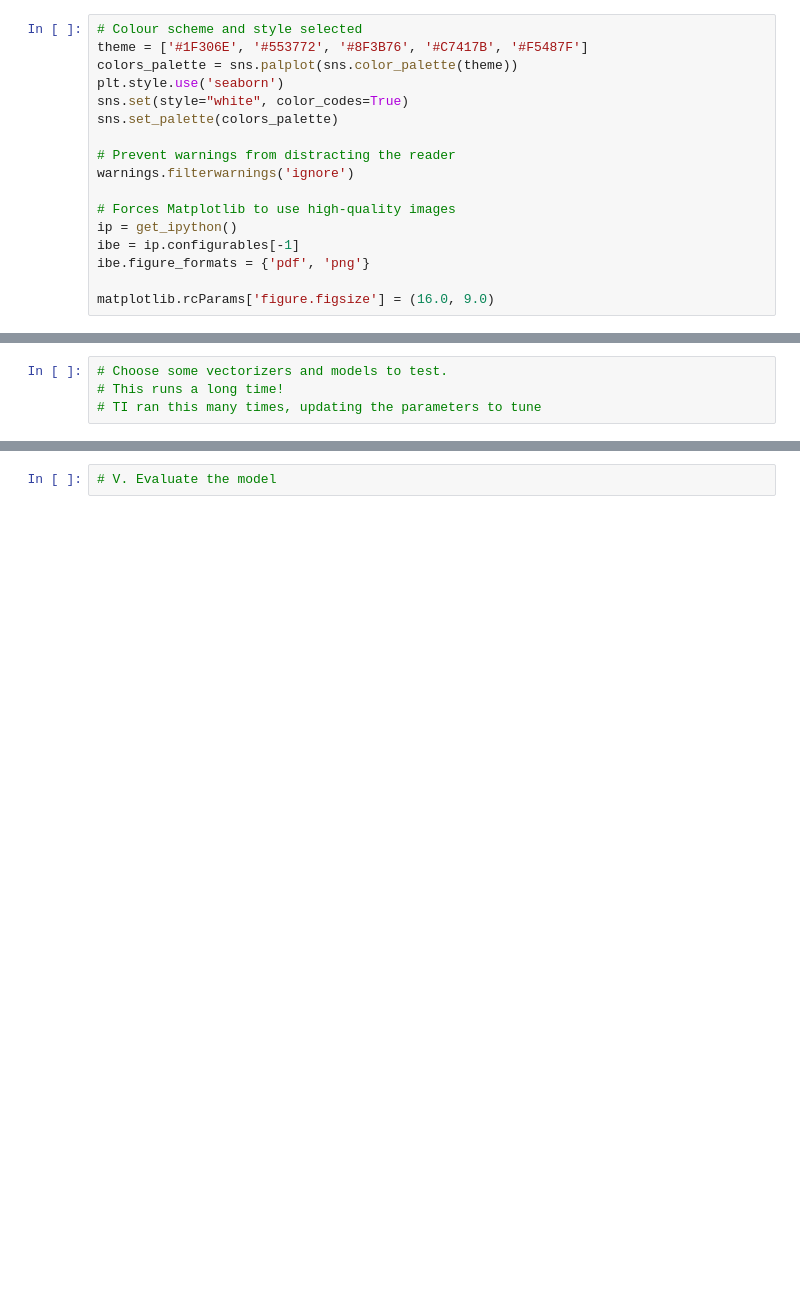
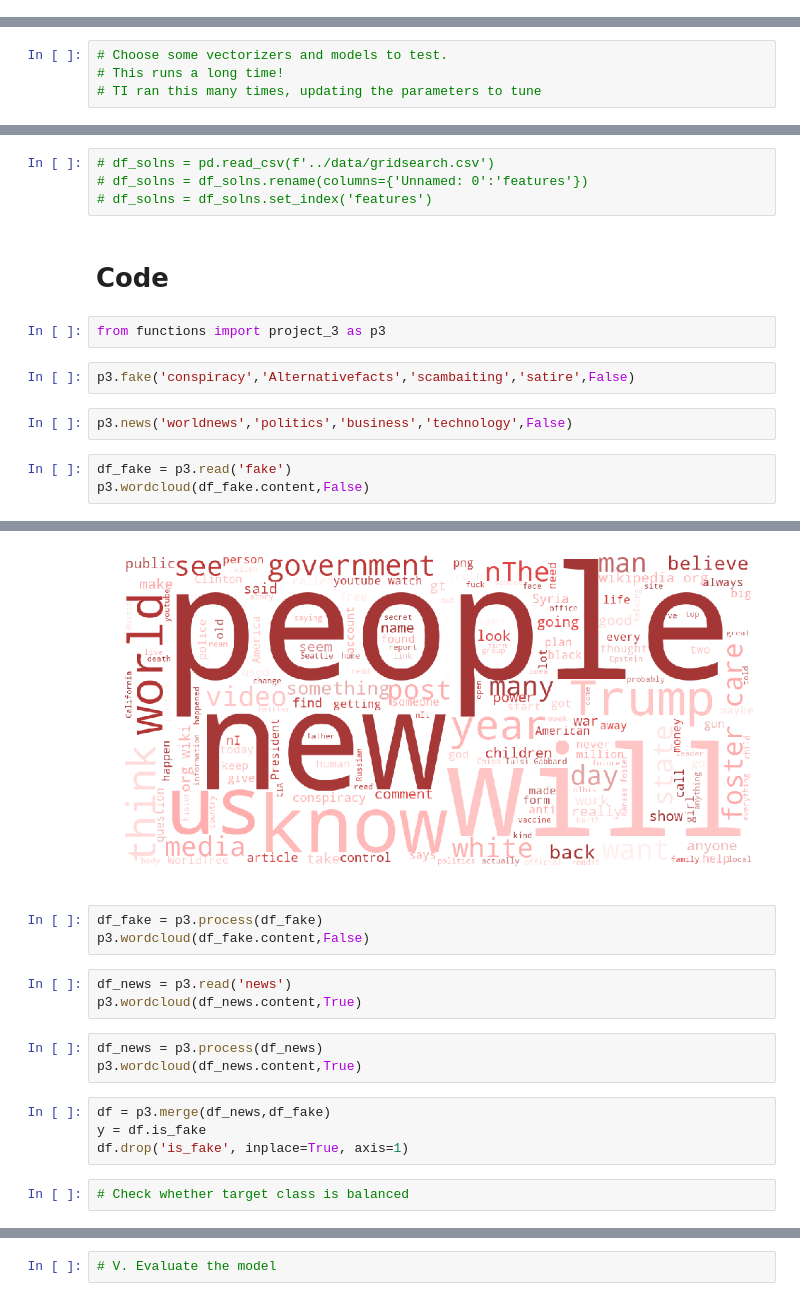
Before and after one commit to AmirYunus/GA_DSI_Project_3, a Jupyter notebook: code/technical_report.ipynb, the cells around one changed output, grey strips where cells are left out. Saved outputs shown, nothing was run; the diff lists cells and outputs as text; blank space fills up the shorter version.

```diff
--- a/code/technical_report.ipynb
+++ b/code/technical_report.ipynb
@@ -706,17 +1093,0 @@ from matplotlib.colors import LinearSegmentedColormap
-# %%
-# Colour scheme and style selected
-theme = ['#1F306E', '#553772', '#8F3B76', '#C7417B', '#F5487F']
-colors_palette = sns.palplot(sns.color_palette(theme))
-plt.style.use('seaborn')
-sns.set(style="white", color_codes=True)
-sns.set_palette(colors_palette)
-
-# Prevent warnings from distracting the reader
-warnings.filterwarnings('ignore')
-
-# Forces Matplotlib to use high-quality images
-ip = get_ipython()
-ibe = ip.configurables[-1]
-ibe.figure_formats = {'pdf', 'png'}
-
-matplotlib.rcParams['figure.figsize'] = (16.0, 9.0)
@@ -1386,0 +1349,16 @@ Train score: 0.7985212569316081 Test score 0.7885985748218527
+# %%
+# df_solns = pd.read_csv(f'../data/gridsearch.csv')
+# df_solns = df_solns.rename(columns={'Unnamed: 0':'features'})
+# df_solns = df_solns.set_index('features')
+# %% [markdown]
+# Code
+# %%
+from functions import project_3 as p3
+# %%
+p3.fake('conspiracy','Alternativefacts','scambaiting','satire',False)
+# %%
+p3.news('worldnews','politics','business','technology',False)
+# %%
+df_fake = p3.read('fake')
+p3.wordcloud(df_fake.content,False)
+# %% [output]
@@ -1386,0 +1366,16 @@ Train score: 0.7985212569316081 Test score 0.7885985748218527
+[figure, added]
+# %%
+df_fake = p3.process(df_fake)
+p3.wordcloud(df_fake.content,False)
+# %%
+df_news = p3.read('news')
+p3.wordcloud(df_news.content,True)
+# %%
+df_news = p3.process(df_news)
+p3.wordcloud(df_news.content,True)
+# %%
+df = p3.merge(df_news,df_fake)
+y = df.is_fake
+df.drop('is_fake', inplace=True, axis=1)
+# %%
+# Check whether target class is balanced
```
Also changed, not shown: parts of 115 cells of this notebook.
